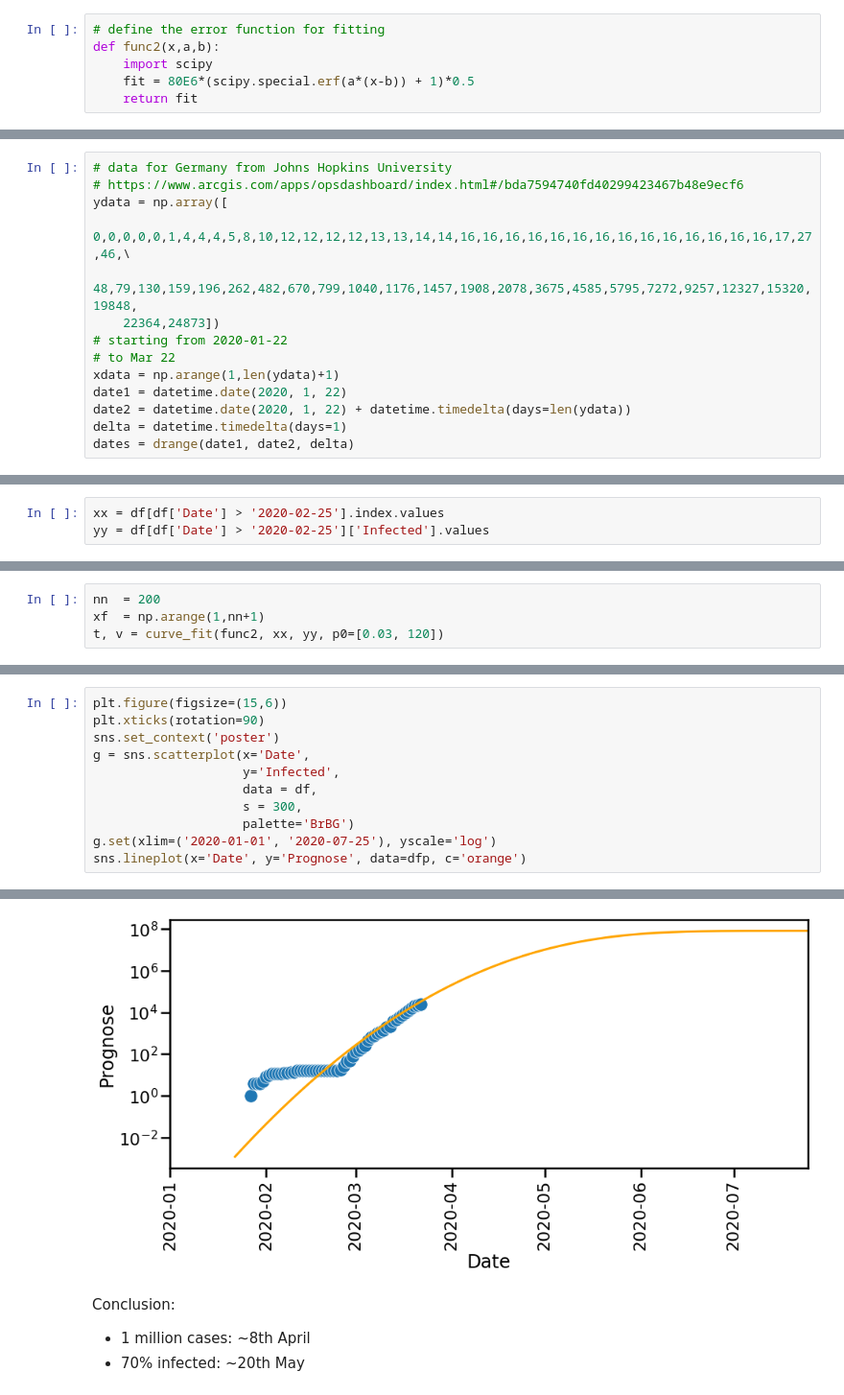
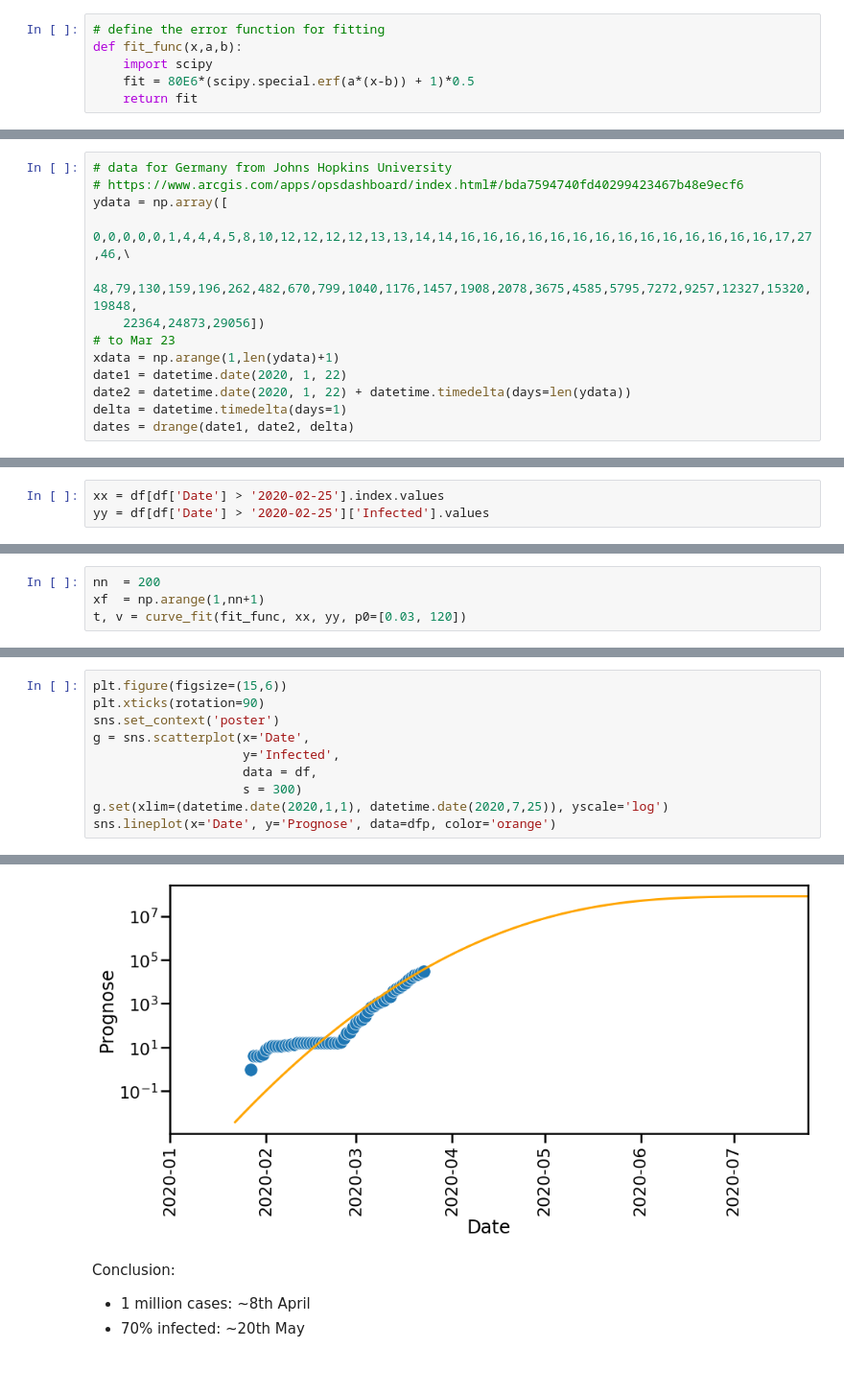
Before and after one commit to circlespace/covid19, a Jupyter notebook: COVID-19_Germany.ipynb, the cells around one changed output, grey strips where cells are left out. Shown at 96% size. Saved outputs shown, nothing was run; the diff lists cells and outputs as text.

Commit message:
added data from 2020-03-23

```diff
--- a/COVID-19_Germany.ipynb
+++ b/COVID-19_Germany.ipynb
@@ -3,7 +3,7 @@
 miwa.egner@gmail.com, 2020-03-22
 # %%
 # define the error function for fitting
-def func2(x,a,b):
+def fit_func(x,a,b):
     import scipy
     fit = 80E6*(scipy.special.erf(a*(x-b)) + 1)*0.5
     return fit
@@ -21,9 +21,8 @@ import datetime
 ydata = np.array([
     0,0,0,0,0,1,4,4,4,5,8,10,12,12,12,12,13,13,14,14,16,16,16,16,16,16,16,16,16,16,16,16,16,16,17,27,46,\
     48,79,130,159,196,262,482,670,799,1040,1176,1457,1908,2078,3675,4585,5795,7272,9257,12327,15320,19848,
-    22364,24873])
-# starting from 2020-01-22
-# to Mar 22
+    22364,24873,29056])
+# to Mar 23
 xdata = np.arange(1,len(ydata)+1)
 date1 = datetime.date(2020, 1, 22)
 date2 = datetime.date(2020, 1, 22) + datetime.timedelta(days=len(ydata))
@@ -98,7 +92,7 @@ array([35, 36, 37, 38, 39, 40, 41, 42, 43, 44, 45, 46, 47, 48, 49, 50, 51,
 # %%
 nn  = 200
 xf  = np.arange(1,nn+1)
-t, v = curve_fit(func2, xx, yy, p0=[0.03, 120])
+t, v = curve_fit(fit_func, xx, yy, p0=[0.03, 120])
 # %%
 yf = func2(xf, t[0], t[1])
 idxf = pd.date_range(start=start_date,
@@ -123,17 +117,16 @@ dfp
 # %%
 plt.figure(figsize=(15,6))
 plt.xticks(rotation=90)
 sns.set_context('poster')
 g = sns.scatterplot(x='Date',
                     y='Infected',
                     data = df,
-                    s = 300,
-                    palette='BrBG')
-g.set(xlim=('2020-01-01', '2020-07-25'), yscale='log')
-sns.lineplot(x='Date', y='Prognose', data=dfp, c='orange')
+                    s = 300)
+g.set(xlim=(datetime.date(2020,1,1), datetime.date(2020,7,25)), yscale='log')
+sns.lineplot(x='Date', y='Prognose', data=dfp, color='orange')
 # %% [output]
 <matplotlib.axes._subplots.AxesSubplot at 0x...>
-[figure, old version]
+[figure, new version]
 # %% [markdown]
 Conclusion:
 * 1 million cases: ~8th April
```
Also changed, not shown: parts of 7 cells of this notebook.
